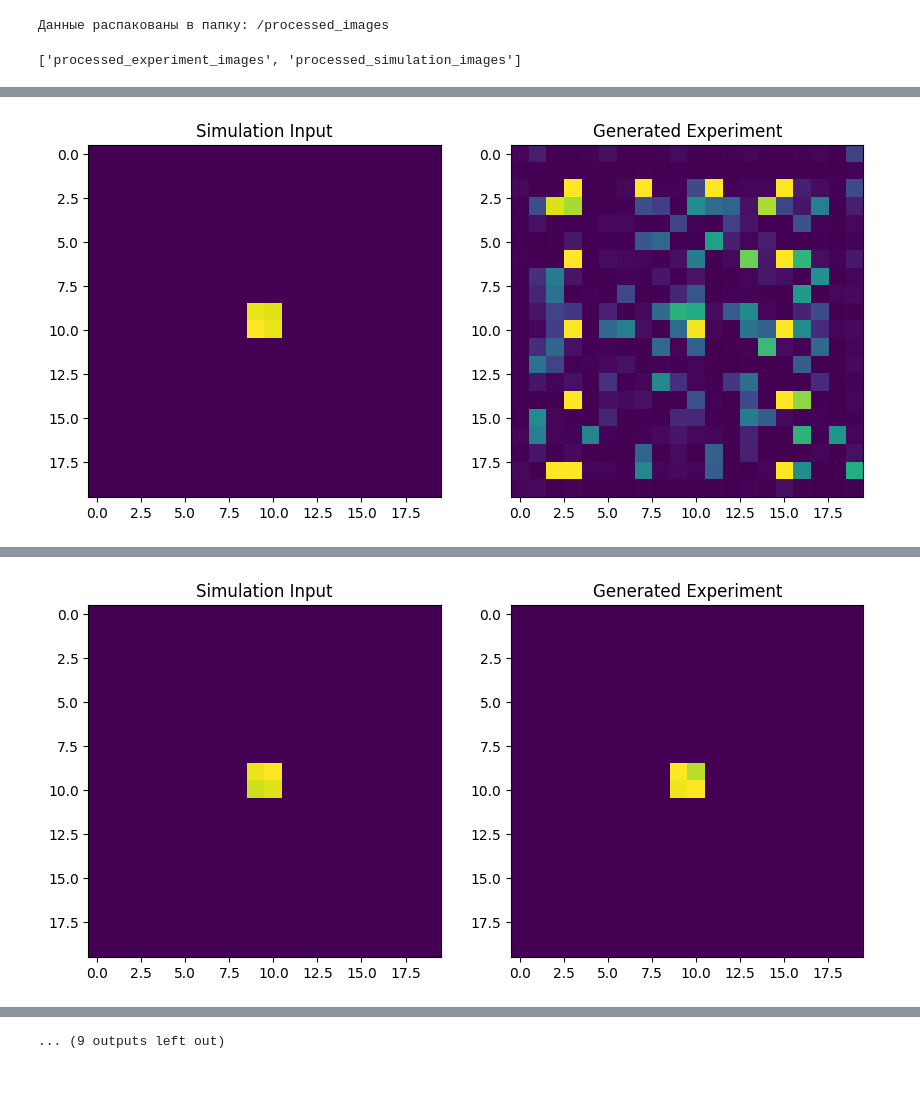
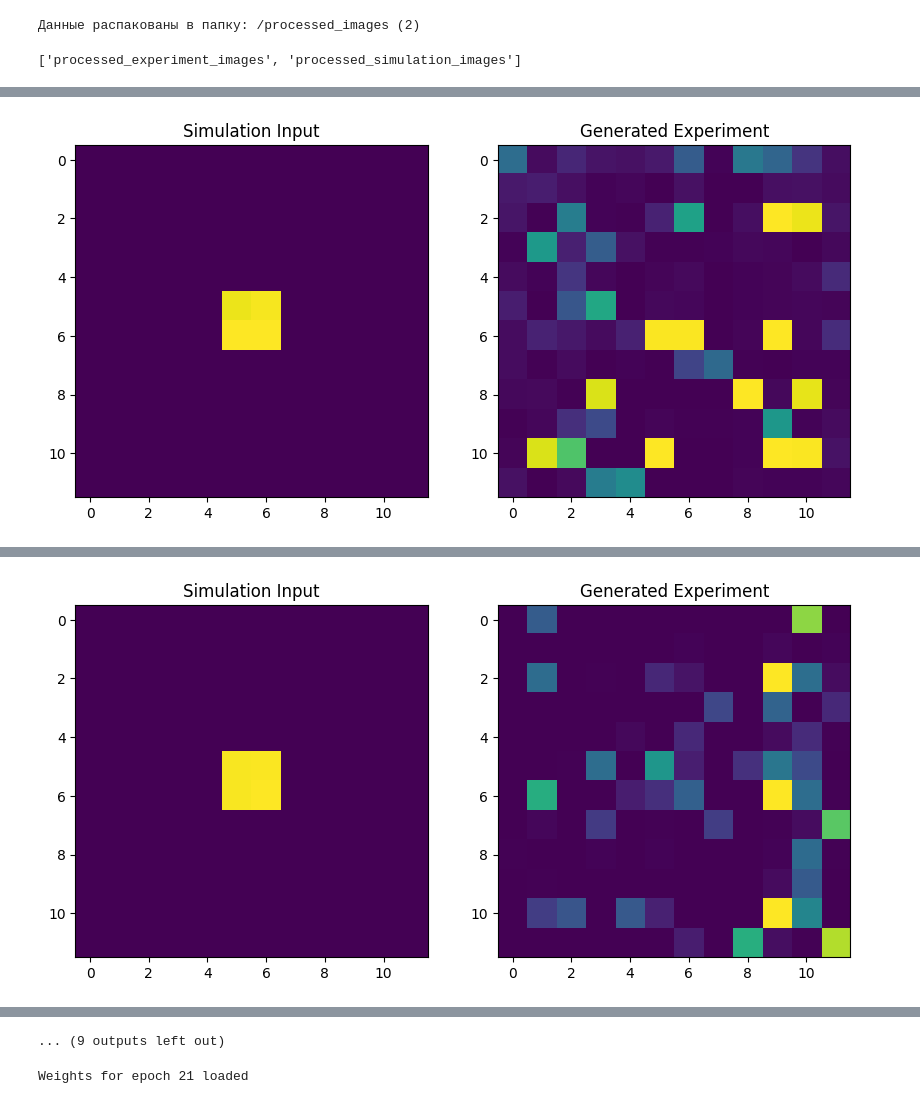
Before and after one commit to Strojove-uceni/2024-final-kamilla-jaroslav, a Jupyter notebook: cyclegan.ipynb, the cells around one changed output, grey strips where cells are left out. Saved outputs shown, nothing was run; the diff lists cells and outputs as text; code cells hidden in the pictures.

```diff
--- a/cyclegan.ipynb
+++ b/cyclegan.ipynb
@@ -7,17 +7,17 @@
 import zipfile
 
 # Укажите имя файла с расширением .zip
-zip_file = "processed_images.zip"  # Замените на имя вашего файла
+zip_file = "/content/processed_images (2).zip"  # Замените на имя вашего файла
 
 # Укажите папку для распаковки
-output_folder = "/processed_images"
+output_folder = "/processed_images (2)"
 
 with zipfile.ZipFile(zip_file, 'r') as zip_ref:
     zip_ref.extractall(output_folder)
 
 print(f"Данные распакованы в папку: {output_folder}")
 # %% [output]
-Данные распакованы в папку: /processed_images
+Данные распакованы в папку: /processed_images (2)
 # %%
 import os
 
@@ -36,6 +36,7 @@ import os
 import torch.nn.functional as F
 from tqdm import tqdm
 from pytorch_ssim import SSIM
+
 
 # Утилита для загрузки данных
 class ImageDataset(Dataset):
@@ -58,8 +59,8 @@ class ImageDataset(Dataset):
         return torch.tensor(image)
 
 # Параметры загрузки данных
-simulation_dir = "/processed_images/processed_simulation_images"
-experiment_dir = "/processed_images/processed_experiment_images"
+simulation_dir = "/processed_images (2)/processed_images/processed_simulation_images_12"
+experiment_dir = "/processed_images (2)/processed_images/processed_experiment_images_12"
 
 # Загрузка данных
 sim_dataset = ImageDataset(simulation_dir)
@@ -130,9 +131,14 @@ def cycle_loss(real, reconstructed):
 gen_optimizer = optim.Adam(gen.parameters(), lr=0.0002, betas=(0.5, 0.999))
 disc_optimizer = optim.Adam(disc.parameters(), lr=0.0002, betas=(0.5, 0.999))
 
+checkpoint_dir = "checkpoints"
+os.makedirs(checkpoint_dir, exist_ok=True)
 # Обучение
 epochs = 100
 for epoch in range(epochs):
+    torch.save(gen.state_dict(), f"{checkpoint_dir}/generator_epoch_{epoch}.pth")
+    torch.save(disc.state_dict(), f"{checkpoint_dir}/discriminator_epoch_{epoch}.pth")
+    print(f"Weights saved for epoch {epoch}")
     for sim_images, exp_images in zip(sim_dataloader, exp_dataloader):
         sim_images, exp_images = sim_images.cuda(), exp_images.cuda()
 
@@ -186 +193 @@ Epoch [1/100], Generator Loss: 4.0756354331970215, Discriminator Loss: 0.0033311
-[figure, old version]
+[figure, new version]
@@ -197 +214 @@ Epoch [11/100], Generator Loss: 0.5360813140869141, Discriminator Loss: 0.249637
-[figure, old version]
+[figure, new version]
@@ -242 +299,7 @@ Epoch [51/100], Generator Loss: 0.5321331024169922, Discriminator Loss: 0.247386
 ... (9 outputs left out)
+# %%
+gen.load_state_dict(torch.load("checkpoints/generator_epoch_21.pth", weights_only=True))
+disc.load_state_dict(torch.load("checkpoints/discriminator_epoch_21.pth", weights_only=True))
+print("Weights for epoch 21 loaded")
+# %% [output]
+Weights for epoch 21 loaded
```
Also changed, not shown: parts of 1 cell of this notebook.
